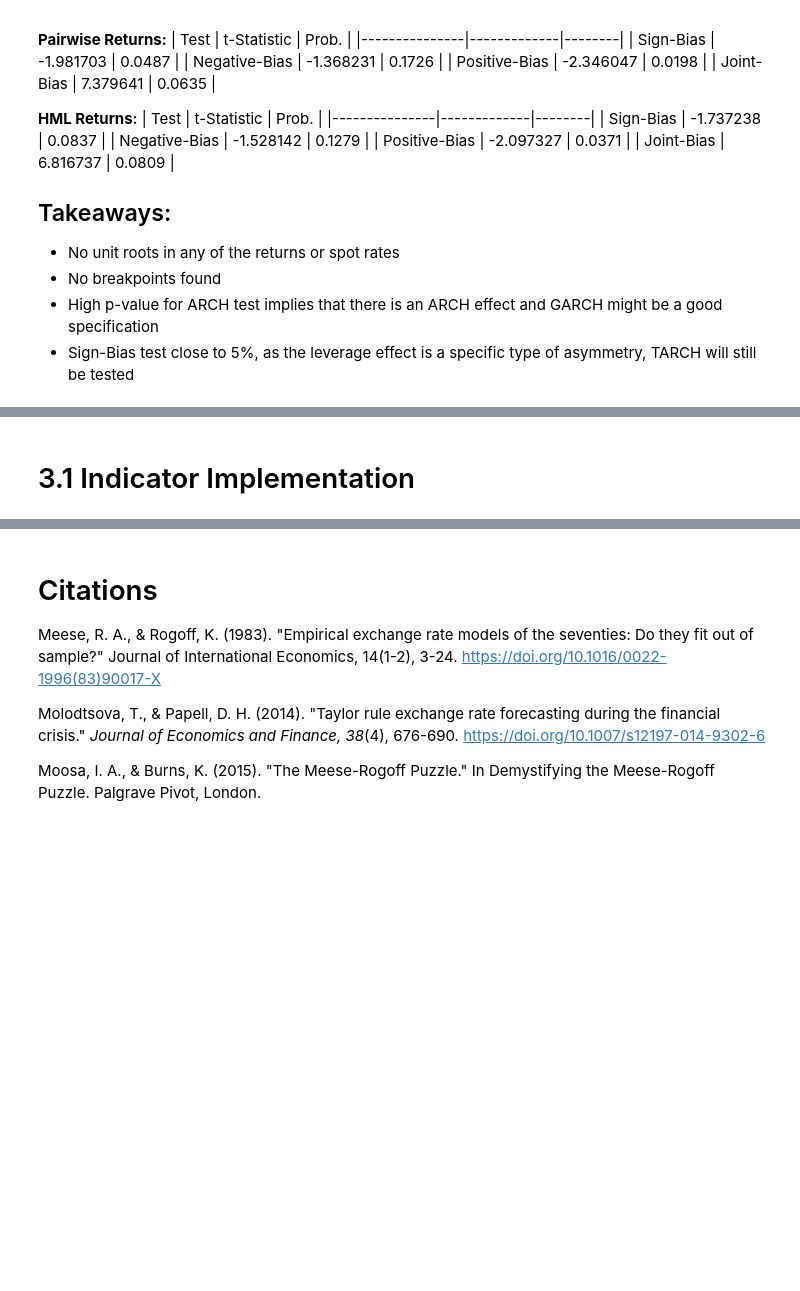
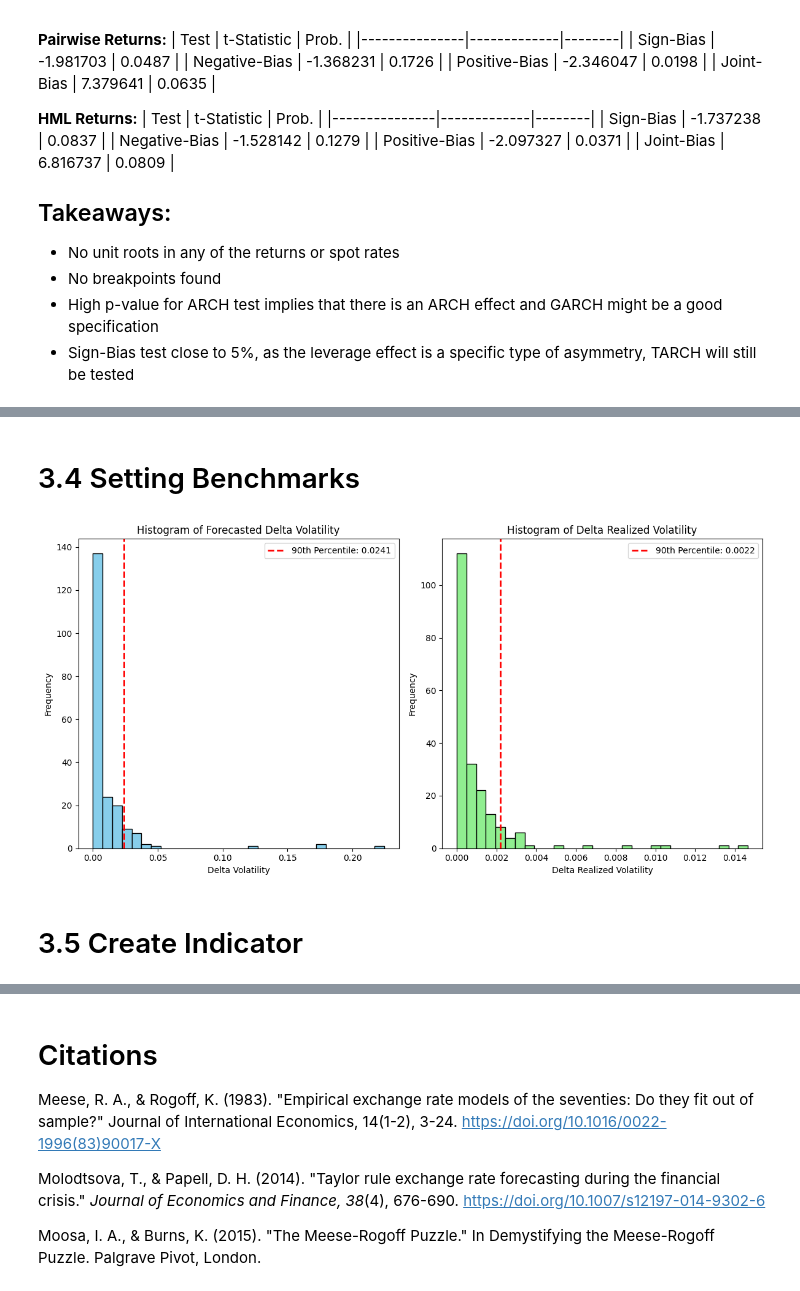
Before and after one commit to markbogorad/CarryTrade, a Jupyter notebook: VolatilityIndicator.ipynb, the cells around one changed output, grey strips where cells are left out. Cells and saved outputs as stored; diff of their text form; code cells hidden in the pictures; blank space fills up the shorter version.

```diff
--- a/VolatilityIndicator.ipynb
+++ b/VolatilityIndicator.ipynb
@@ -468,2 +518,55 @@ The results show that the models indeed beat the random walk. We can now advance
+# %%
+
+# Ensure numeric conversion and handle any non-numeric values by converting them to NaN
+pairwise_carry_returns = pd.to_numeric(df['Pairwise Returns'], errors='coerce').dropna()
+hml_carry_returns = pd.to_numeric(df['HML Returns'], errors='coerce').dropna()
+
+# Calculate rolling realized volatility using the existing rolling_window variable
+pairwise_realized_volatility = pairwise_carry_returns.rolling(window=rolling_window).std()
+hml_realized_volatility = hml_carry_returns.rolling(window=rolling_window).std()
+
+# Calculate delta volatility (change in realized volatility)
+pairwise_delta_realized_volatility = pairwise_realized_volatility.diff().abs()
+hml_delta_realized_volatility = hml_realized_volatility.diff().abs()
+
+hml_carry_returns = hml_carry_returns.iloc[rolling_window:].copy()  # Align with the rolling calculation
+hml_carry_returns['delta_realized_volatility'] = hml_delta_realized_volatility.iloc[rolling_window:]
+
+# Drop any NaN values that might result from rolling calculations
+pairwise_carry_returns = pairwise_carry_returns.dropna()
+hml_carry_returns = hml_carry_returns.dropna()
+# %% [markdown]
+# 3.4 Setting Benchmarks
+# %%
+# Calculate the 90th percentile threshold for forecasted delta volatility
+forecasted_delta_volatility_threshold = np.percentile(pairwise_delta_volatility.dropna(), 90)
+
+# Calculate the 90th percentile threshold for delta realized volatility
+realized_delta_volatility_threshold = np.percentile(pairwise_delta_realized_volatility.dropna(), 90)
+
+# Plot histogram for forecasted delta volatility
+plt.figure(figsize=(12, 6))
+
+plt.subplot(1, 2, 1)
+plt.hist(pairwise_delta_volatility.dropna(), bins=30, color='skyblue', edgecolor='black')
+plt.axvline(forecasted_delta_volatility_threshold, color='red', linestyle='dashed', linewidth=2, label=f'90th Percentile: {forecasted_delta_volatility_threshold:.4f}')
+plt.title('Histogram of Forecasted Delta Volatility')
+plt.xlabel('Delta Volatility')
+plt.ylabel('Frequency')
+plt.legend()
+
+# Plot histogram for delta realized volatility
+plt.subplot(1, 2, 2)
+plt.hist(pairwise_delta_realized_volatility.dropna(), bins=30, color='lightgreen', edgecolor='black')
+plt.axvline(realized_delta_volatility_threshold, color='red', linestyle='dashed', linewidth=2, label=f'90th Percentile: {realized_delta_volatility_threshold:.4f}')
+plt.title('Histogram of Delta Realized Volatility')
+plt.xlabel('Delta Realized Volatility')
+plt.ylabel('Frequency')
+plt.legend()
+
+plt.tight_layout()
+plt.show()
+# %% [output]
+[figure, added]
 # %% [markdown]
-# 3.1 Indicator Implementation
+# 3.5 Create Indicator
```
Also changed, not shown: parts of 13 cells of this notebook, 1 other file.
